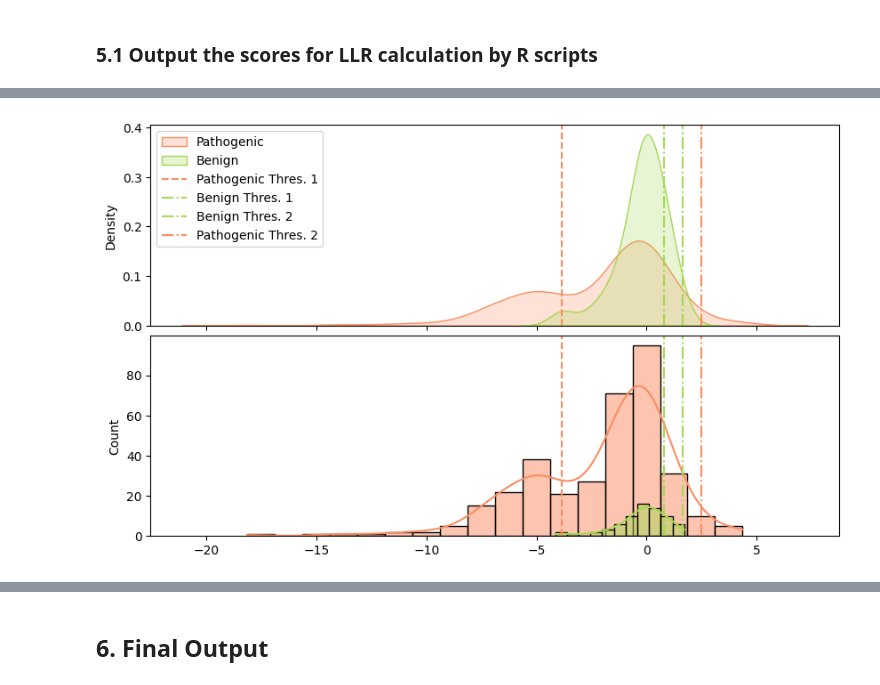
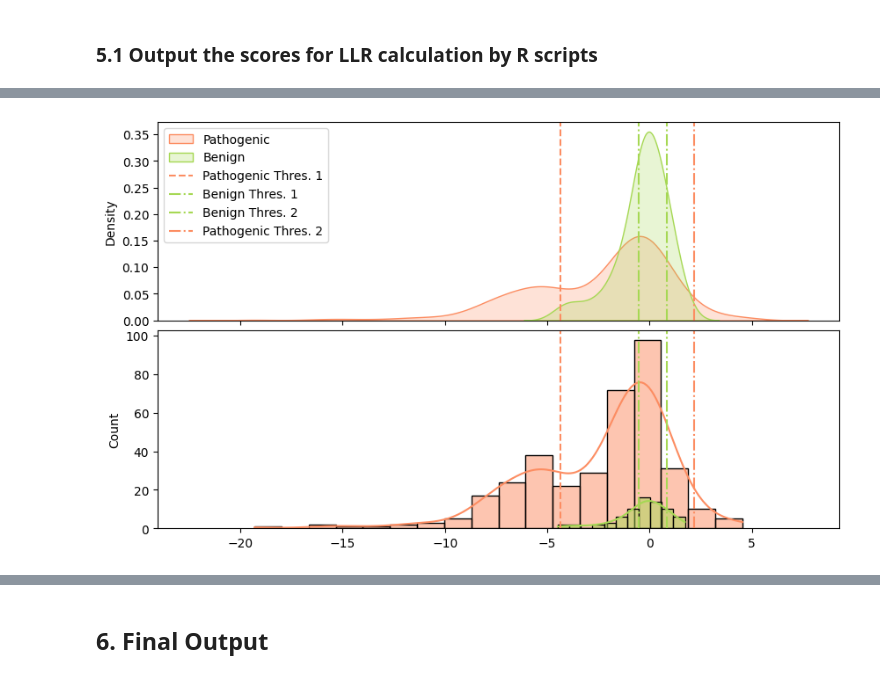
Before and after one commit to broadinstitute/2025_laval_submitted, a Jupyter notebook: 2_individual_assay_results/dual_ipa/2_analysis/4_summarize_results.ipynb, the cells around one changed output, grey strips where cells are left out. Saved outputs shown, nothing was run; the diff lists cells and outputs as text; code cells hidden in the pictures.

```diff
--- a/2_individual_assay_results/dual_ipa/2_analysis/4_summarize_results.ipynb
+++ b/2_individual_assay_results/dual_ipa/2_analysis/4_summarize_results.ipynb
@@ -402,22 +370,22 @@ NAs introduced by coercion
 # %%
-path_thres, benign_thres_bottom, benign_thres_top, path_thres_2 = -3.861, 0.786, 1.628, 2.471
+path_thres, benign_thres_bottom, benign_thres_top, path_thres_2 = -4.371, -0.524, 0.863, 2.171
 
 fig, axes = plt.subplots(2, 1, figsize=(10, 6), sharex=True)
 sns.kdeplot(data=abun_merged.filter(pl.col("clinvar_clnsig_clean")=="1_Pathogenic")["dualipa_abun_score"].to_numpy(), label='Pathogenic', color=palette_dict["clinvar_clnsig_clean"]["1_Pathogenic"], fill=True, ax=axes[0])
 sns.kdeplot(data=abun_merged.filter(pl.col("clinvar_clnsig_clean")=="2_Benign")["dualipa_abun_score"].to_numpy(), label='Benign', color=palette_dict["clinvar_clnsig_clean"]["2_Benign"], fill=True, ax=axes[0])
 axes[0].axvline(x=path_thres, color=palette_dict["clinvar_clnsig_clean"]["1_Pathogenic"], linestyle='--', label='Pathogenic Thres. 1')
 axes[0].axvline(x=benign_thres_bottom, color=palette_dict["clinvar_clnsig_clean"]["2_Benign"], linestyle='-.', label='Benign Thres. 1')
 axes[0].axvline(x=benign_thres_top, color=palette_dict["clinvar_clnsig_clean"]["2_Benign"], linestyle='-.', label='Benign Thres. 2')
 axes[0].axvline(x=path_thres_2, color=palette_dict["clinvar_clnsig_clean"]["1_Pathogenic"], linestyle='-.', label='Pathogenic Thres. 2')
 axes[0].legend()
 
 sns.histplot(abun_merged.filter(pl.col("clinvar_clnsig_clean")=="1_Pathogenic")["dualipa_abun_score"].to_numpy(), label='Pathogenic', color=palette_dict["clinvar_clnsig_clean"]["1_Pathogenic"], kde=True, ax=axes[1])
 sns.histplot(abun_merged.filter(pl.col("clinvar_clnsig_clean")=="2_Benign")["dualipa_abun_score"].to_numpy(), label='Benign', color=palette_dict["clinvar_clnsig_clean"]["2_Benign"], kde=True, ax=axes[1])
 axes[1].axvline(x=path_thres, color=palette_dict["clinvar_clnsig_clean"]["1_Pathogenic"], linestyle='--', label='Pathogenic Thres. 1')
 axes[1].axvline(x=benign_thres_bottom, color=palette_dict["clinvar_clnsig_clean"]["2_Benign"], linestyle='-.', label='Benign Thres. 1')
 axes[1].axvline(x=benign_thres_top, color=palette_dict["clinvar_clnsig_clean"]["2_Benign"], linestyle='-.', label='Benign Thres. 2')
 axes[1].axvline(x=path_thres_2, color=palette_dict["clinvar_clnsig_clean"]["1_Pathogenic"], linestyle='-.', label='Pathogenic Thres. 2')
 plt.subplots_adjust(hspace=.05)
 plt.show()
 # %% [output]
-[figure, old version]
+[figure, new version]
```
Also changed, not shown: parts of 15 cells of this notebook, 22 other files.
